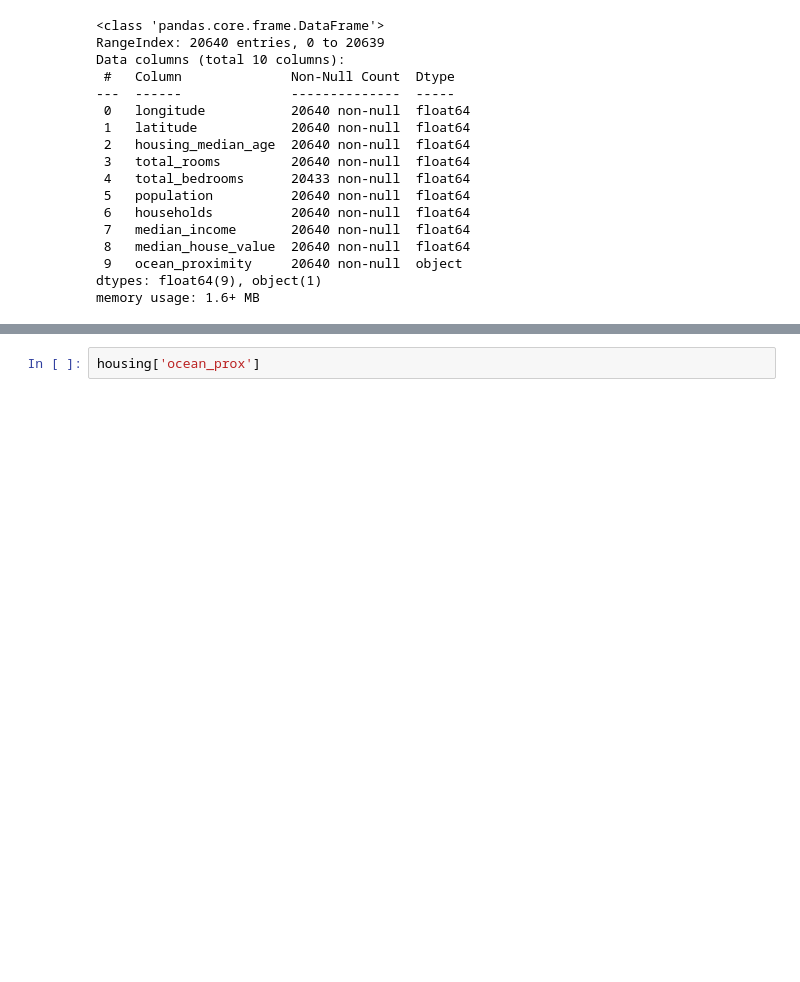
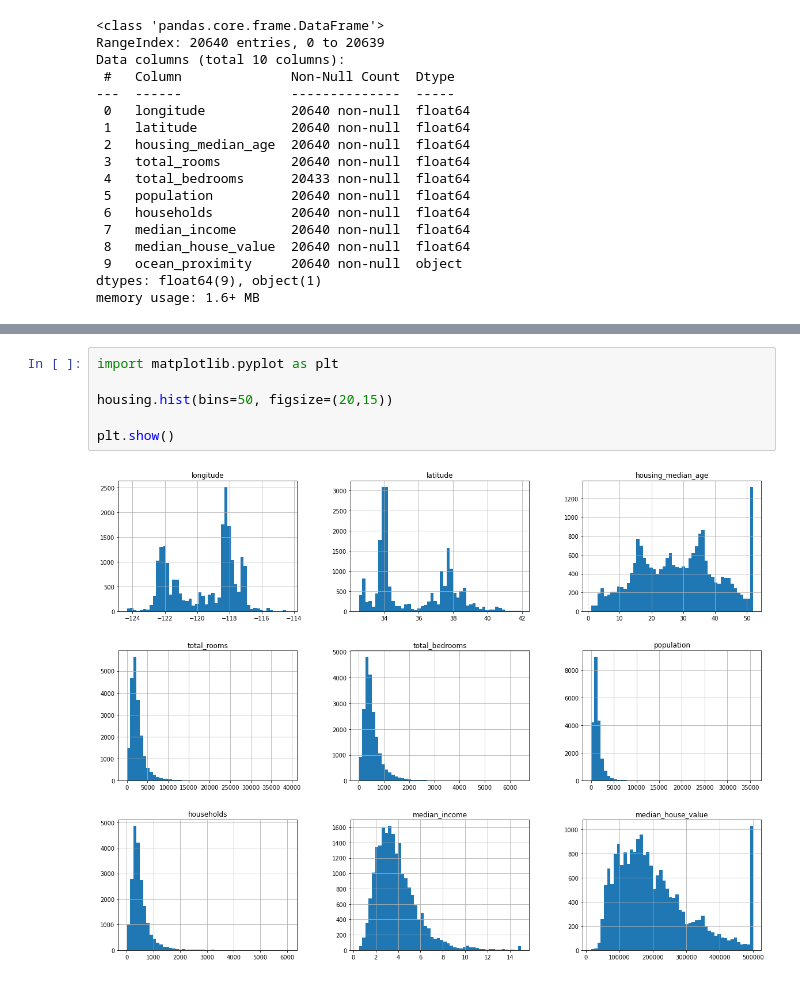
Before and after one commit to theflamio/Hands-on-Machine_learning, a Jupyter notebook: Chapter_2/End_to_end_ML_Project.ipynb, the cells around one changed output, grey strips where cells are left out. Cells and saved outputs as stored; diff of their text form; blank space fills up the shorter version.

```diff
--- a/Chapter_2/End_to_end_ML_Project.ipynb
+++ b/Chapter_2/End_to_end_ML_Project.ipynb
@@ -50,5 +59,11 @@ housing.describe()
 | 50% | -118.490000 | 34.260000 | 29.000000 | 2127.000000 | 435.000000 | 1166.000000 | 409.000000 | ... |
 | 75% | -118.010000 | 37.710000 | 37.000000 | 3148.000000 | 647.000000 | 1725.000000 | 605.000000 | ... |
 | max | -114.310000 | 41.950000 | 52.000000 | 39320.000000 | 6445.000000 | 35682.000000 | 6082.000000 | ... |
-# %%
-housing['ocean_prox']
+# %%
+import matplotlib.pyplot as plt
+
+housing.hist(bins=50, figsize=(20,15))
+
+plt.show()
+# %% [output]
+[figure, added]
```
Also changed, not shown: parts of 4 cells of this notebook.
